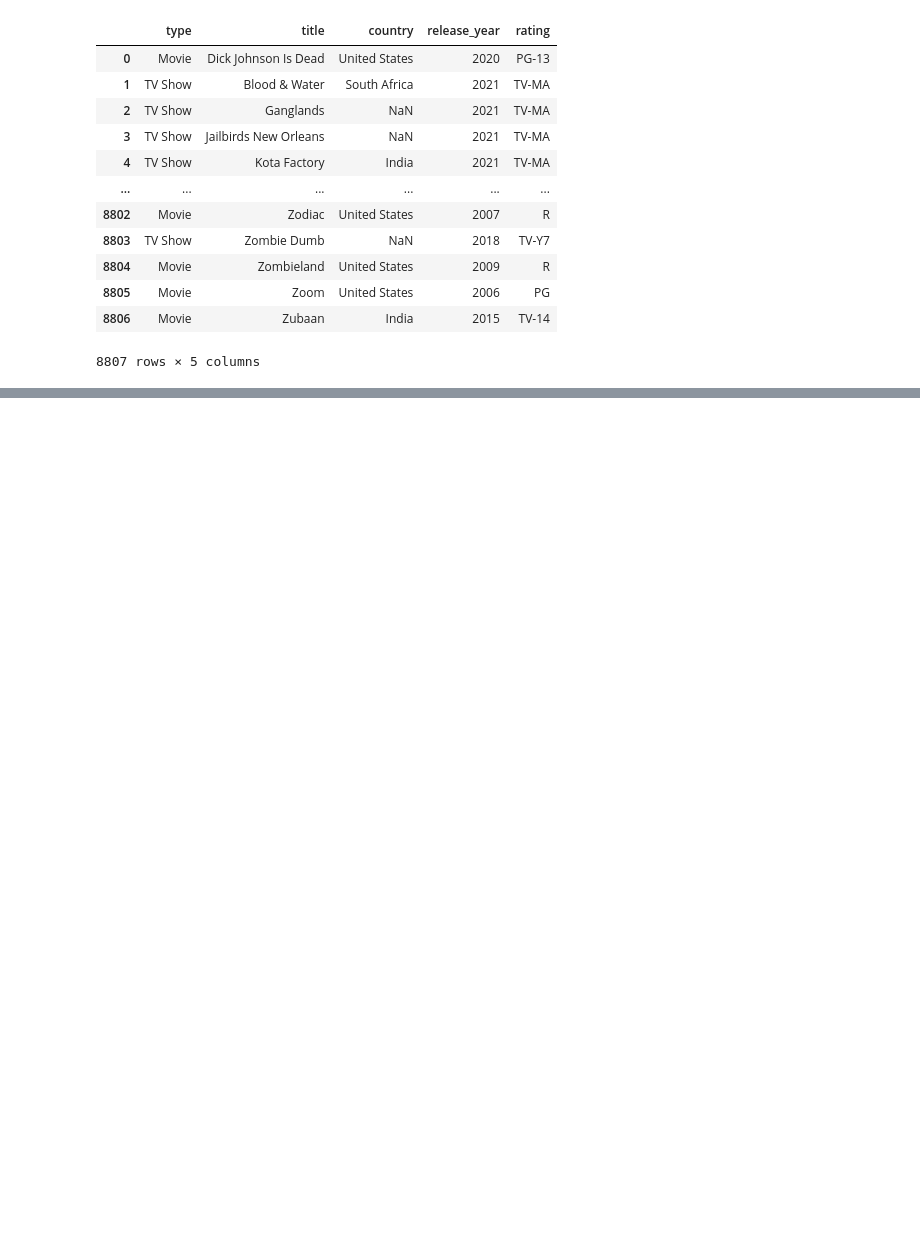
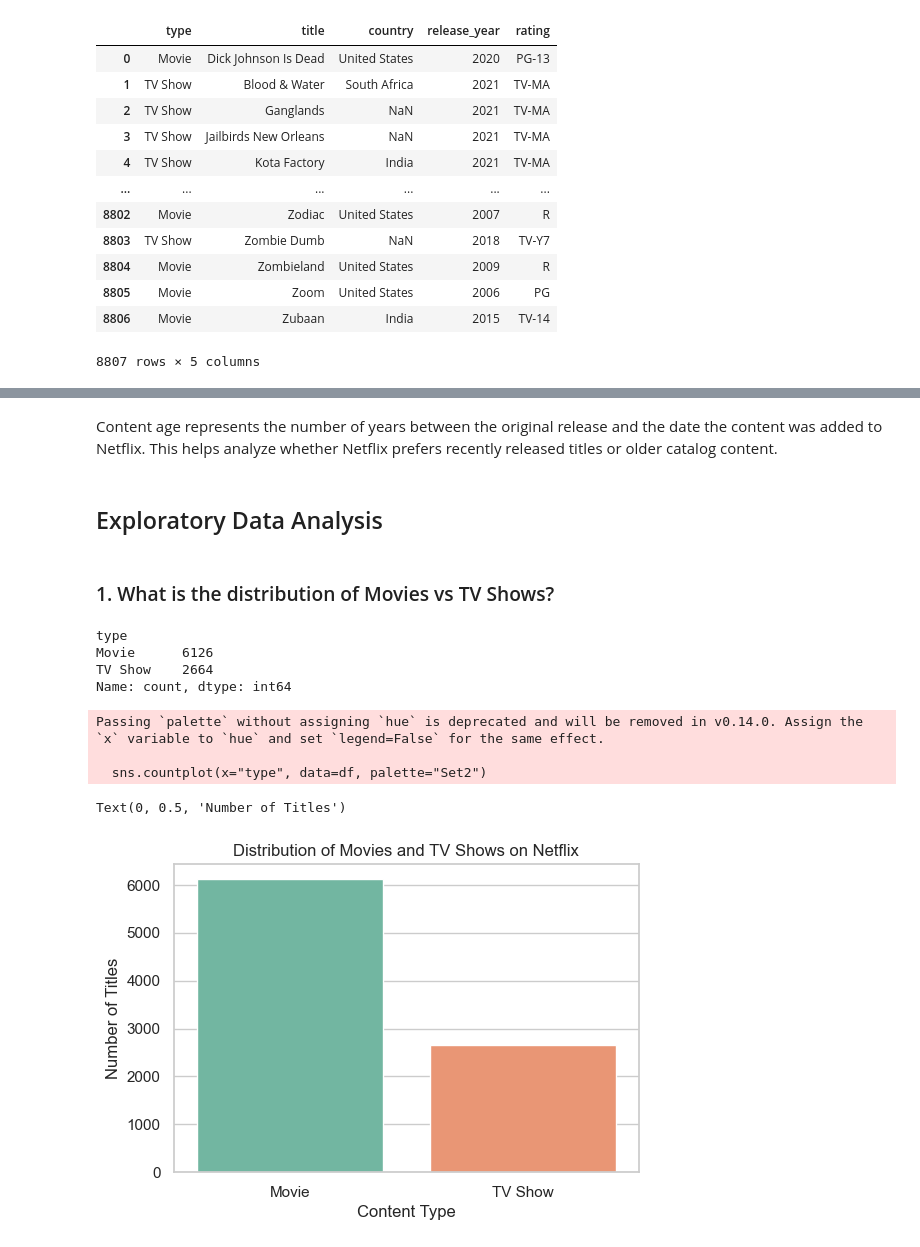
Before and after one commit to Saurabh6266/EDA_on_Netflix_Movies_and_TV_Shows, a Jupyter notebook: eda_netflix.ipynb, the cells around one changed output, grey strips where cells are left out. Drawn from its saved outputs; the diff is of its cells as text; code cells hidden in the pictures; blank space fills up the shorter version.

```diff
--- a/eda_netflix.ipynb
+++ b/eda_netflix.ipynb
@@ -237,0 +296,4 @@ data_df[["type", "title", "country", "release_year", "rating"]]
+# %%
+df["director"] = df["director"].fillna("Unknown")
+df["cast"] = df["cast"].fillna("Unknown")
+df["country"] = df["country"].fillna("Unknown")
@@ -237,0 +302,5 @@ data_df[["type", "title", "country", "release_year", "rating"]]
+# %%
+df["date_added"] = pd.to_datetime(df["date_added"], errors="coerce")
+
+df["year_added"] = df["date_added"].dt.year
+df["month_added"] = df["date_added"].dt.month
@@ -237,0 +318,27 @@ data_df[["type", "title", "country", "release_year", "rating"]]
+# %%
+df["content_age"] = df["year_added"] - df["release_year"]
+# %% [markdown]
+Content age represents the number of years between the original release and the date the content was added to Netflix. This helps analyze whether Netflix prefers recently released titles or older catalog content.
+# %% [markdown]
+## Exploratory Data Analysis
+# %% [markdown]
+### 1. What is the distribution of Movies vs TV Shows?
+# %%
+df.type.value_counts()
+# %% [output]
+type
+Movie      6126
+TV Show    2664
+Name: count, dtype: int64
+# %%
+plt.figure(figsize=(6,4))
+sns.countplot(x="type", data=df, palette="Set2")
+plt.title("Distribution of Movies and TV Shows on Netflix")
+plt.xlabel("Content Type")
+plt.ylabel("Number of Titles")
+# %% [output]
+Passing `palette` without assigning `hue` is deprecated and will be removed in v0.14.0. Assign the `x` variable to `hue` and set `legend=False` for the same effect.
+
+  sns.countplot(x="type", data=df, palette="Set2")
+Text(0, 0.5, 'Number of Titles')
+[figure, added]
```
Also changed, not shown: parts of 73 cells of this notebook.
